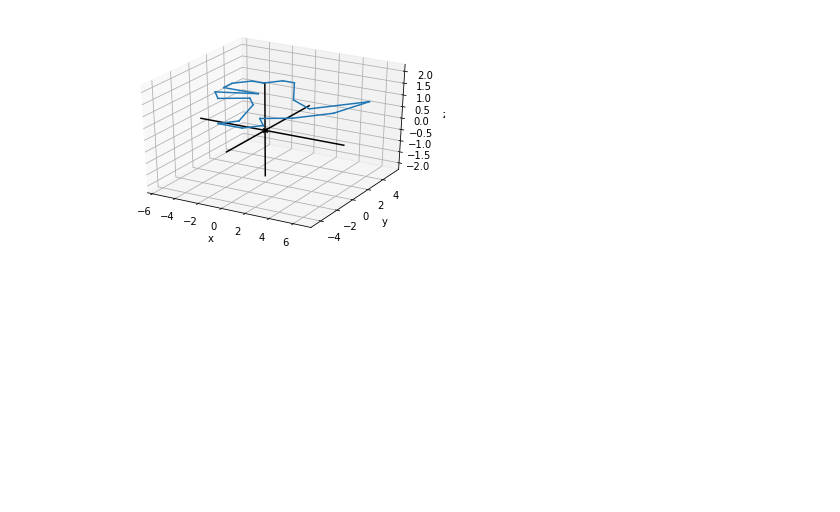
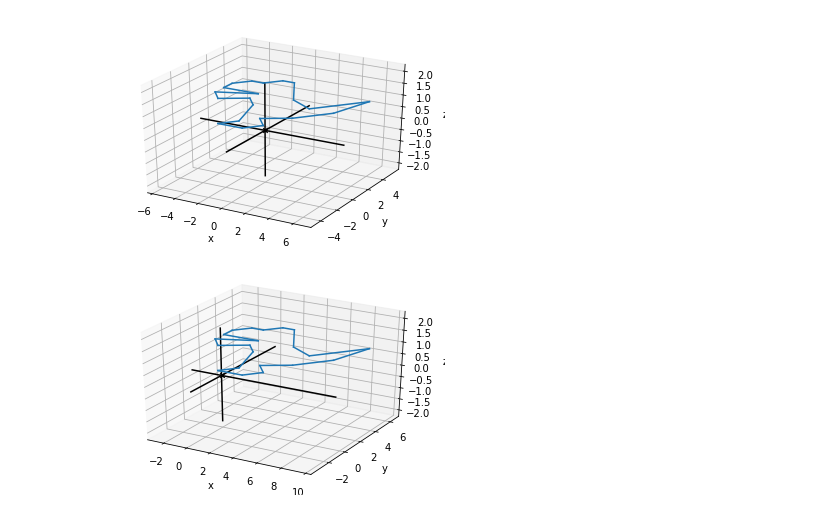
Before and after one commit to sergiovasquez122/Mathematics-for-programmers, a Jupyter notebook: Chapter5.ipynb, the cells around one changed output. Saved outputs shown, nothing was run; the diff lists cells and outputs as text; code cells hidden in the pictures; blank space fills up the shorter version.

```diff
--- a/Chapter5.ipynb
+++ b/Chapter5.ipynb
@@ -215,3 +212,10 @@ dino_vectors_3d = [(x, y, 1) for x, y in dino_vectors]
 draw3d(Polygon3D(*dino_vectors_3d))
 # %% [output]
 [figure]
+# %%
+A = ((1, 0, 3), (0, 1, 1), (0, 0, 1))
+translated_dino = [multiply_matrix_vector(A, v)for v in dino_vectors_3d]
+# %%
+draw3d(Polygon3D(*translated_dino))
+# %% [output]
+[figure, added]
```
Also changed, not shown: parts of 4 cells of this notebook.
